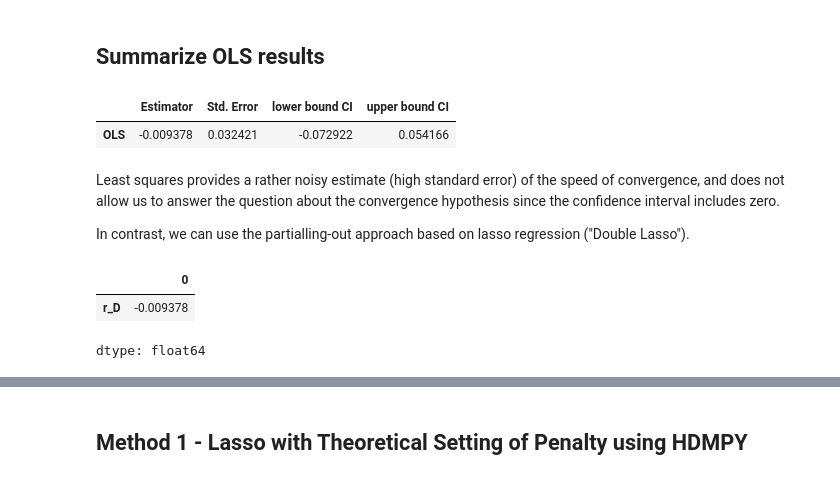
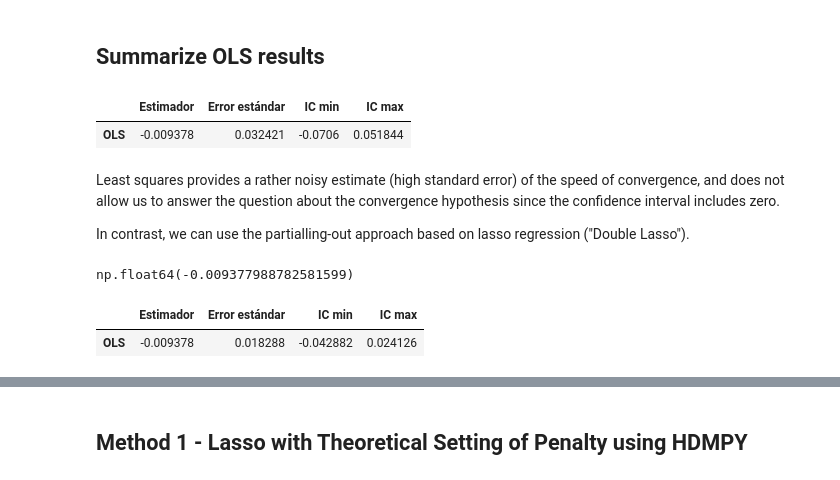
Before and after one commit to DiegoSReco/Impact-Evaluation-techniques-in-practice, a Jupyter notebook: PM2/python_convergence_hypothesis_double_lasso.ipynb, the cells around one changed output, grey strips where cells are left out. Saved outputs shown, nothing was run; the diff lists cells and outputs as text; code cells hidden in the pictures.

```diff
--- a/PM2/python_convergence_hypothesis_double_lasso.ipynb
+++ b/PM2/python_convergence_hypothesis_double_lasso.ipynb
@@ -93,10 +108,10 @@ import statsmodels.api as sm
 y = growth['Outcome']
 X = growth.drop('Outcome', axis=1)
 # %%
-reg_ols = sm.OLS(y, X).fit(cov_type='HC1')
+reg_ols = sm.OLS(y, X).fit()
 # %%
 # output: estimated regression coefficient corresponding to the target regressor
-est_ols = reg_ols.params['gdpsh465']
+coef_ols = reg_ols.params['gdpsh465']
 # output: HC1 std. error
 std_ols = reg_ols.HC1_se['gdpsh465']
 # output: 95% confidence interval
@@ -104,12 +119,12 @@ lower_ci, upper_ci = reg_ols.conf_int(alpha=0.05).loc['gdpsh465'].values
 # %% [markdown]
 ## Summarize OLS results
 # %%
-table = pd.DataFrame(columns=["Estimator", "Std. Error", "lower bound CI", "upper bound CI"])
-table.loc['OLS'] = [est_ols, std_ols, lower_ci, upper_ci]
-table
+tabla_1 = pd.DataFrame(columns=["Estimador", "Error estándar", "IC min", "IC max"])
+tabla_1.loc['OLS'] = [coef_ols, std_ols, lower_ci, upper_ci]
+tabla_1
 # %% [output]
-|  | Estimator | Std. Error | lower bound CI | upper bound CI |
-| OLS | -0.009378 | 0.032421 | -0.072922 | 0.054166 |
+|  | Estimador | Error estándar | IC min | IC max |
+| OLS | -0.009378 | 0.032421 | -0.0706 | 0.051844 |
 # %% [markdown]
 Least squares provides a rather noisy estimate (high standard error) of the
 speed of convergence, and does not allow us to answer the question
@@ -126,11 +141,20 @@ res_D = sm.OLS(D,W).fit(cov_type='HC1').resid
 
 r_y = pd.DataFrame(res_y, columns=['r_y'])
 r_D = pd.DataFrame(res_D, columns=['r_D'])
-# %%
-reg_ols = sm.OLS(r_y, r_D).fit(cov_type='HC1')
-# output: estimated regression coefficient corresponding to the target regressor
-reg_ols.params
-# %% [output]
-|  | 0 |
-| r_D | -0.009378 |
-dtype: float64
+# %%
+model2_ols = sm.OLS(r_y, sm.add_constant(r_D)).fit()
+model2_ols.params['r_D']
+# %% [output]
+np.float64(-0.009377988782581599)
+# %%
+# output: estimated regression coefficient corresponding to the target regressor
+coef_part_o = model2_ols.params['r_D']
+std_part_o = model2_ols.HC1_se['r_D']
+lower_ci, upper_ci = model2_ols.conf_int(alpha=0.05).loc['r_D'].values
+
+tabla_2 = pd.DataFrame(columns=["Estimador", "Error estándar", "IC min", "IC max"])
+tabla_2.loc['OLS'] = [coef_part_o , std_part_o, lower_ci, upper_ci]
+tabla_2
+# %% [output]
+|  | Estimador | Error estándar | IC min | IC max |
+| OLS | -0.009378 | 0.018288 | -0.042882 | 0.024126 |
```
Also changed, not shown: parts of 7 cells of this notebook.
